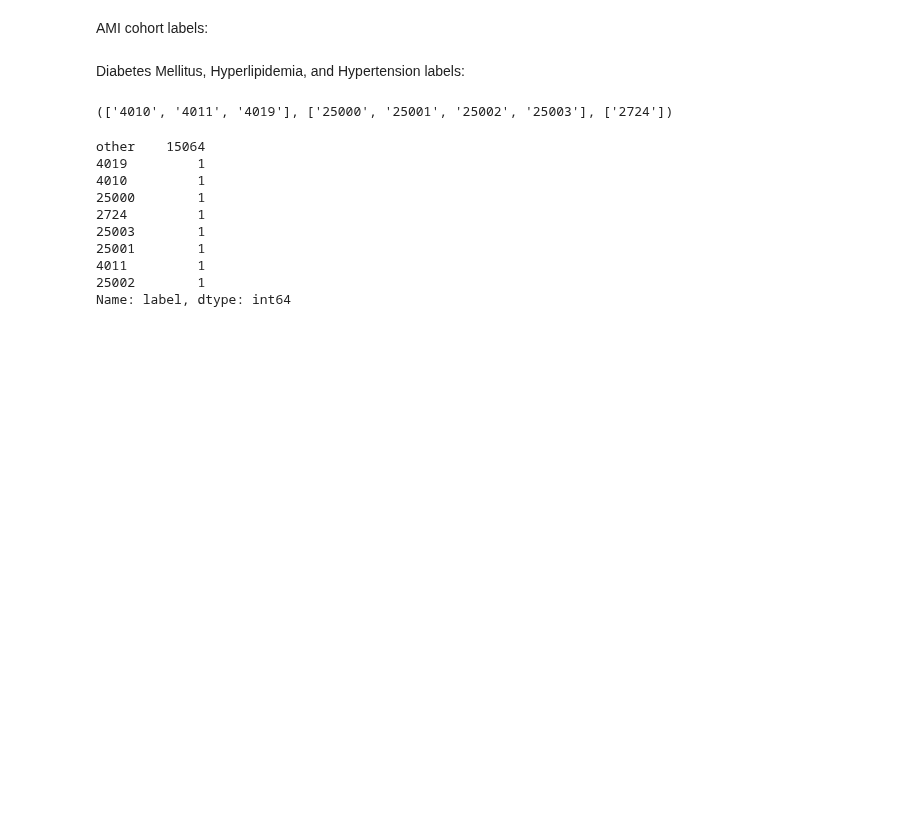
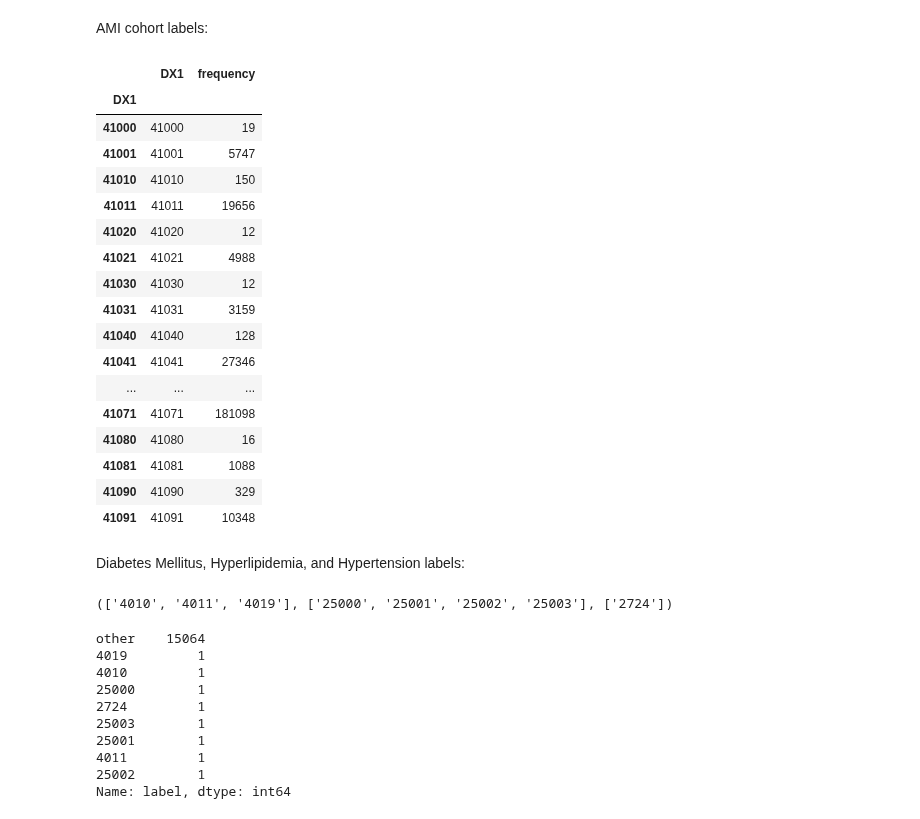
Before and after one commit to wenshuoliu/DLproj, a Jupyter notebook: NRD/GloVe_pretrain.ipynb, the cells around one changed output. Drawn from its saved outputs; the diff is of its cells as text; code cells hidden in the pictures; blank space fills up the shorter version.

```diff
--- a/NRD/GloVe_pretrain.ipynb
+++ b/NRD/GloVe_pretrain.ipynb
@@ -805,0 +350,4 @@ DX_bias_array.shape, DX_marg_freq.shape
+# %%
+DX_freq = pd.read_csv(path+'all/DX_freq.csv')
+DX1_freq = pd.read_csv(path+'all/DX1_freq.csv')
+PR_freq = pd.read_csv(path+'all/PR_freq.csv')
@@ -914,0 +487,21 @@ plot_df.loc[plot_df.index.isin(ami_DX), 'label'] = 'AMI_major'
+# %%
+DX1_freq.loc[DX1_freq.DX1.isin(ami_DX)]
+# %% [output]
+|  | DX1 | frequency |
+| DX1 |  |  |
+| 41000 | 41000 | 19 |
+| 41001 | 41001 | 5747 |
+| 41010 | 41010 | 150 |
+| 41011 | 41011 | 19656 |
+| 41020 | 41020 | 12 |
+| 41021 | 41021 | 4988 |
+| 41030 | 41030 | 12 |
+| 41031 | 41031 | 3159 |
+| 41040 | 41040 | 128 |
+| 41041 | 41041 | 27346 |
+| ... | ... | ... |
+| 41071 | 41071 | 181098 |
+| 41080 | 41080 | 16 |
+| 41081 | 41081 | 1088 |
+| 41090 | 41090 | 329 |
+| 41091 | 41091 | 10348 |
```
Also changed, not shown: parts of 116 cells of this notebook, 13 other files.
